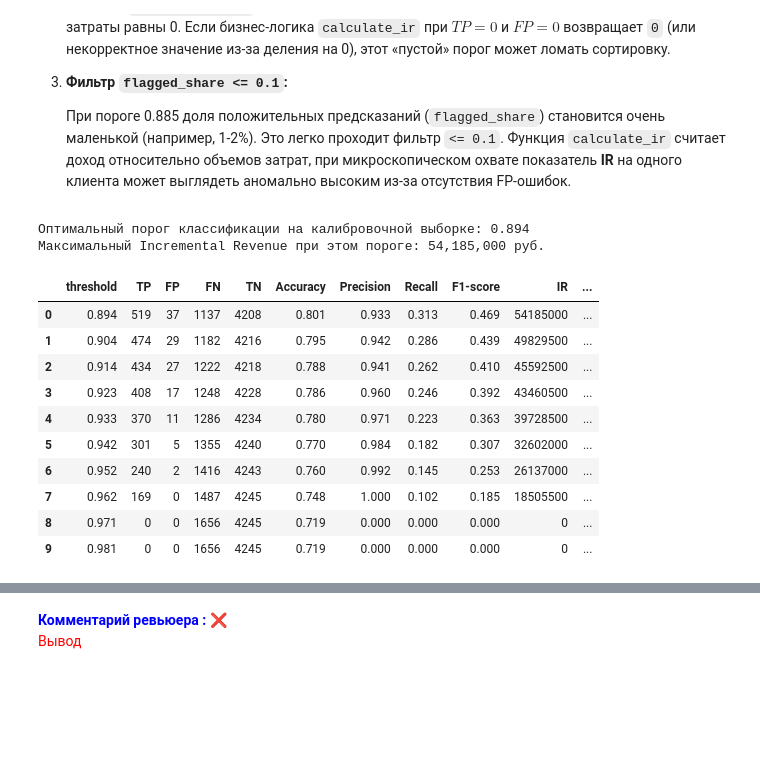
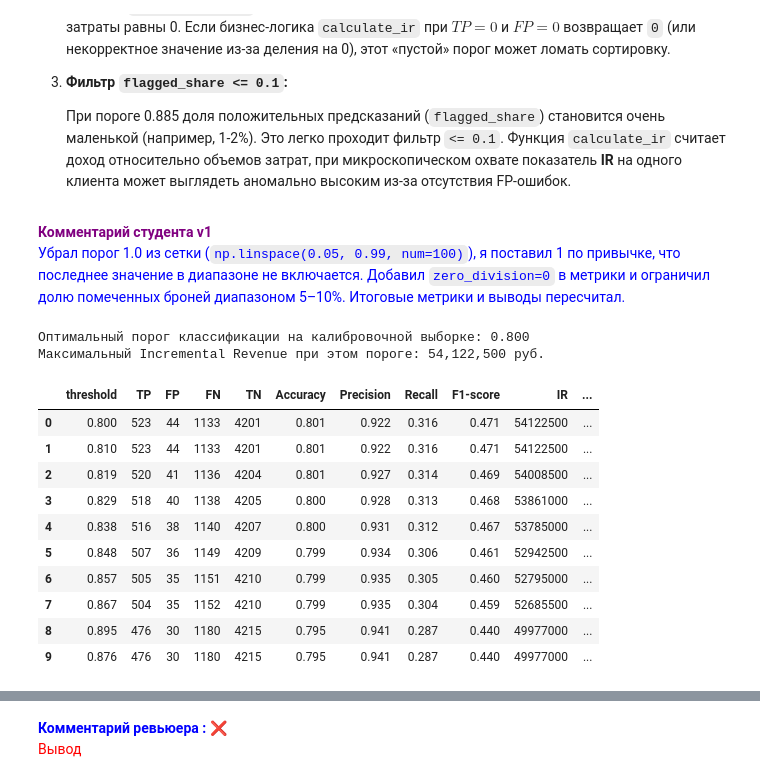
Before and after one commit to MEYakunin/Sprint17_Booking_Cancellation_Predict, a Jupyter notebook: Sprint17_Booking_Cancellation_Predict_ver_1.ipynb, the cells around one changed output, grey strips where cells are left out. Saved outputs shown, nothing was run; the diff lists cells and outputs as text; code cells hidden in the pictures; blank space fills up the shorter version.

```diff
--- a/Sprint17_Booking_Cancellation_Predict_ver_1.ipynb
+++ b/Sprint17_Booking_Cancellation_Predict_ver_1.ipynb
@@ -1470,7 +1472,7 @@ MODEL_CONFIGS = {
     'LGBMClassifier': {
         'class': lightgbm_base,
         'suggest': lambda t: {
-            'n_estimators': t.suggest_int('n_estimators', 100, 1500),
+            'n_estimators': t.suggest_int('n_estimators', 100, 1000),
             'learning_rate': t.suggest_float('learning_rate', 0.01, 0.1, log=True),
             'num_leaves': t.suggest_int('num_leaves', 20, 200),
             'max_depth': t.suggest_int('max_depth', 3, 10),
@@ -1484,7 +1486,7 @@ MODEL_CONFIGS = {
     'CatBoostClassifier': {
         'class': catboost_base,
         'suggest': lambda t: {
-            'iterations': t.suggest_int('iterations', 100, 1500),
+            'iterations': t.suggest_int('iterations', 100, 1000),
             'learning_rate': t.suggest_float('learning_rate', 0.01, 0.1, log=True),
             'depth': t.suggest_int('depth', 3, 10),
             'l2_leaf_reg': t.suggest_float('l2_leaf_reg', 1, 15, log=True),
@@ -1543,7 +1545,7 @@ for name in MODEL_CONFIGS:
     )
     study.optimize(
         lambda trial, n=name: objective(trial, n, X_train, y_train),
-        n_trials=15,
+        n_trials=10,
         n_jobs=-1,
         show_progress_bar=False
     )
@@ -1823,6 +1814,6 @@ display(calibrated_metrics[calibrated_metrics['Модель'] == best_calibrated
 # %%
 # Поиск оптимального порога классификации на калибровочной выборке
-thresholds = np.linspace(0.05, 1, num=100)
+thresholds = np.linspace(0.05, 0.99, num=100)
 threshold_results = []
 
 for threshold in thresholds:
@@ -1836,9 +1827,9 @@ for threshold in thresholds:
         'FN': fn,
         'TN': tn,
         'Accuracy': accuracy_score(y_cal, y_pred_threshold),
-        'Precision': precision_score(y_cal, y_pred_threshold),
-        'Recall': recall_score(y_cal, y_pred_threshold),
-        'F1-score': f1_score(y_cal, y_pred_threshold),
+        'Precision': precision_score(y_cal, y_pred_threshold, zero_division=0),
+        'Recall': recall_score(y_cal, y_pred_threshold, zero_division=0),
+        'F1-score': f1_score(y_cal, y_pred_threshold, zero_division=0),
         'IR': calculate_ir(y_cal, y_pred_threshold),
         'flagged_share': y_pred_threshold.mean()
     })
@@ -1861,35 +1852,41 @@ threshold_df = pd.DataFrame(threshold_results)
 
     При пороге 0.885 доля положительных предсказаний (`flagged_share`) становится очень маленькой (например, 1-2%). Это легко проходит фильтр `<= 0.1`. Функция `calculate_ir` считает доход относительно объемов затрат, при микроскопическом охвате показатель **IR** на одного клиента может выглядеть аномально высоким из-за отсутствия FP-ошибок.
 </font>
+# %% [markdown]
+<span style="color: purple; font-weight: bold">Комментарий студента v1</span>
+<span style="color: blue"><br>Убрал порог 1.0 из сетки (`np.linspace(0.05, 0.99, num=100)`), я поставил 1 по привычке, что последнее значение в диапазоне не включается. Добавил `zero_division=0` в метрики и ограничил долю помеченных броней диапазоном 5–10%. Итоговые метрики и выводы пересчитал.</span>
 # %%
 # Сортируем по Incremental Revenue для выбора порога
-threshold_df = threshold_df[threshold_df['flagged_share'] <= 0.1]
+threshold_df = threshold_df[
+    (threshold_df['flagged_share'] >= 0.05) &
+    (threshold_df['flagged_share'] <= 0.1)
+].sort_values('IR', ascending=False).reset_index(drop=True)
 threshold_df = threshold_df.sort_values('IR', ascending=False).reset_index(drop=True)
 
 best_threshold = threshold_df.iloc[0]['threshold']
 best_threshold_IR = threshold_df.iloc[0]['IR']
 
 print(f'Оптимальный порог классификации на калибровочной выборке: {best_threshold:.3f}')
 print(f'Максимальный Incremental Revenue при этом пороге: {best_threshold_IR:,.0f} руб.')
 
 # Выводим топ-10 порогов с наибольшим Incremental Revenue
 display(threshold_df.head(10))
 
 # Сохраняем значения для дальнейшего использования
 best_calibrated_threshold = best_threshold
 best_calibrated_threshold_ir = best_threshold_IR
 best_calibrated_predictions = (best_calibrated_proba >= best_calibrated_threshold).astype(int)
 # %% [output]
-Оптимальный порог классификации на калибровочной выборке: 0.894
-Максимальный Incremental Revenue при этом пороге: 54,185,000 руб.
+Оптимальный порог классификации на калибровочной выборке: 0.800
+Максимальный Incremental Revenue при этом пороге: 54,122,500 руб.
 |  | threshold | TP | FP | FN | TN | Accuracy | Precision | Recall | F1-score | IR | ... |
-| 0 | 0.894 | 519 | 37 | 1137 | 4208 | 0.801 | 0.933 | 0.313 | 0.469 | 54185000 | ... |
-| 1 | 0.904 | 474 | 29 | 1182 | 4216 | 0.795 | 0.942 | 0.286 | 0.439 | 49829500 | ... |
-| 2 | 0.914 | 434 | 27 | 1222 | 4218 | 0.788 | 0.941 | 0.262 | 0.410 | 45592500 | ... |
-| 3 | 0.923 | 408 | 17 | 1248 | 4228 | 0.786 | 0.960 | 0.246 | 0.392 | 43460500 | ... |
-| 4 | 0.933 | 370 | 11 | 1286 | 4234 | 0.780 | 0.971 | 0.223 | 0.363 | 39728500 | ... |
-| 5 | 0.942 | 301 | 5 | 1355 | 4240 | 0.770 | 0.984 | 0.182 | 0.307 | 32602000 | ... |
-| 6 | 0.952 | 240 | 2 | 1416 | 4243 | 0.760 | 0.992 | 0.145 | 0.253 | 26137000 | ... |
-| 7 | 0.962 | 169 | 0 | 1487 | 4245 | 0.748 | 1.000 | 0.102 | 0.185 | 18505500 | ... |
-| 8 | 0.971 | 0 | 0 | 1656 | 4245 | 0.719 | 0.000 | 0.000 | 0.000 | 0 | ... |
-| 9 | 0.981 | 0 | 0 | 1656 | 4245 | 0.719 | 0.000 | 0.000 | 0.000 | 0 | ... |
+| 0 | 0.800 | 523 | 44 | 1133 | 4201 | 0.801 | 0.922 | 0.316 | 0.471 | 54122500 | ... |
+| 1 | 0.810 | 523 | 44 | 1133 | 4201 | 0.801 | 0.922 | 0.316 | 0.471 | 54122500 | ... |
+| 2 | 0.819 | 520 | 41 | 1136 | 4204 | 0.801 | 0.927 | 0.314 | 0.469 | 54008500 | ... |
+| 3 | 0.829 | 518 | 40 | 1138 | 4205 | 0.800 | 0.928 | 0.313 | 0.468 | 53861000 | ... |
+| 4 | 0.838 | 516 | 38 | 1140 | 4207 | 0.800 | 0.931 | 0.312 | 0.467 | 53785000 | ... |
+| 5 | 0.848 | 507 | 36 | 1149 | 4209 | 0.799 | 0.934 | 0.306 | 0.461 | 52942500 | ... |
+| 6 | 0.857 | 505 | 35 | 1151 | 4210 | 0.799 | 0.935 | 0.305 | 0.460 | 52795000 | ... |
+| 7 | 0.867 | 504 | 35 | 1152 | 4210 | 0.799 | 0.935 | 0.304 | 0.459 | 52685500 | ... |
+| 8 | 0.895 | 476 | 30 | 1180 | 4215 | 0.795 | 0.941 | 0.287 | 0.440 | 49977000 | ... |
+| 9 | 0.876 | 476 | 30 | 1180 | 4215 | 0.795 | 0.941 | 0.287 | 0.440 | 49977000 | ... |
```
Also changed, not shown: parts of 26 cells of this notebook, 4 other files.
